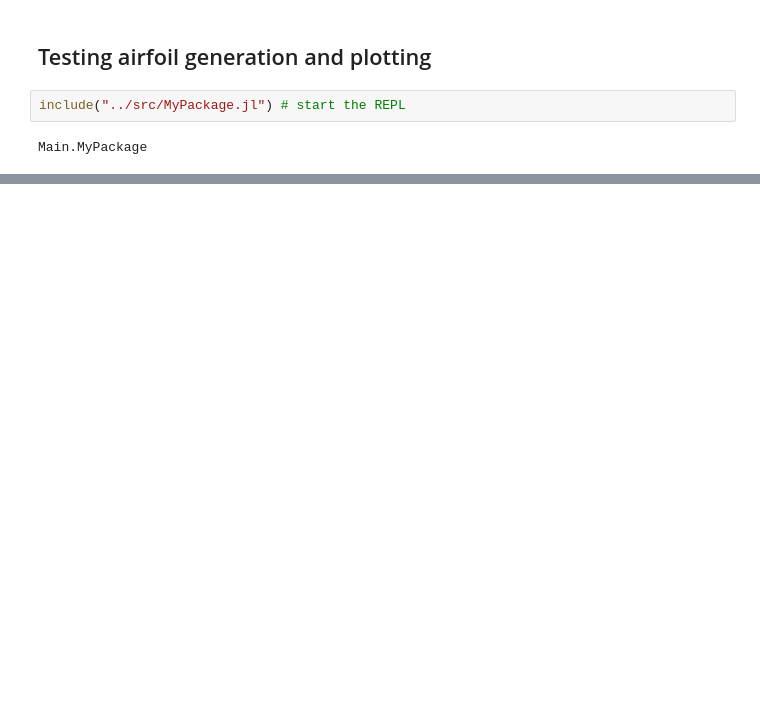
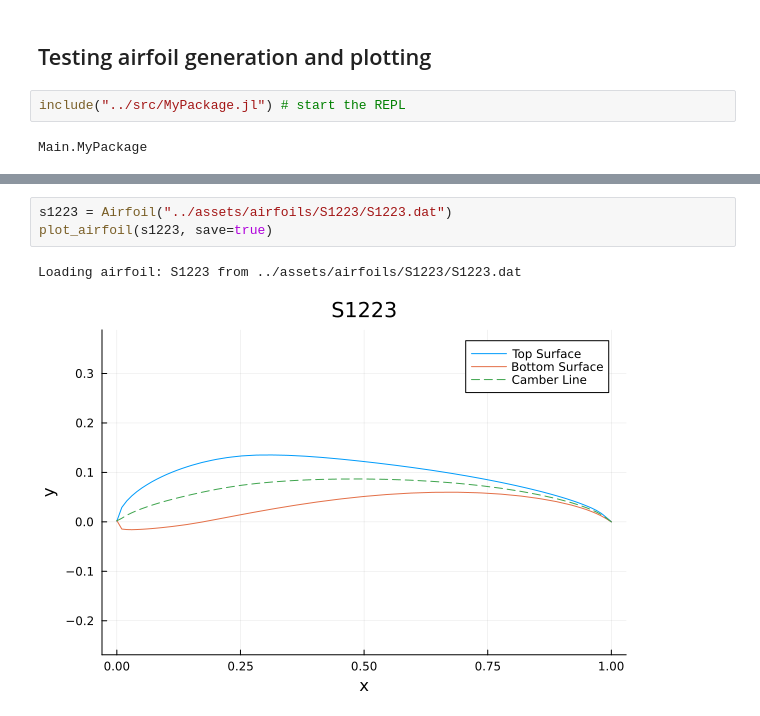
Before and after one commit to ArthurJWH/SAE_Airframe, a Jupyter notebook: scripts/test_airfoil.ipynb, the cells around one changed output, grey strips where cells are left out. Cells and saved outputs as stored; diff of their text form; blank space fills up the shorter version.

Commit message:
Added S1223 airfoil

```diff
--- a/scripts/test_airfoil.ipynb
+++ b/scripts/test_airfoil.ipynb
@@ -13,3 +13,9 @@ plot_airfoil(airfoil, save=true)
 # %% [output]
 Loading airfoil: NACA2412 from ../assets/airfoils/NACA2412/NACA2412.dat
 [figure]
+# %%
+s1223 = Airfoil("../assets/airfoils/S1223/S1223.dat")
+plot_airfoil(s1223, save=true)
+# %% [output]
+Loading airfoil: S1223 from ../assets/airfoils/S1223/S1223.dat
+[figure, added]
```
Also changed, not shown: parts of 2 cells of this notebook, 2 other files.
